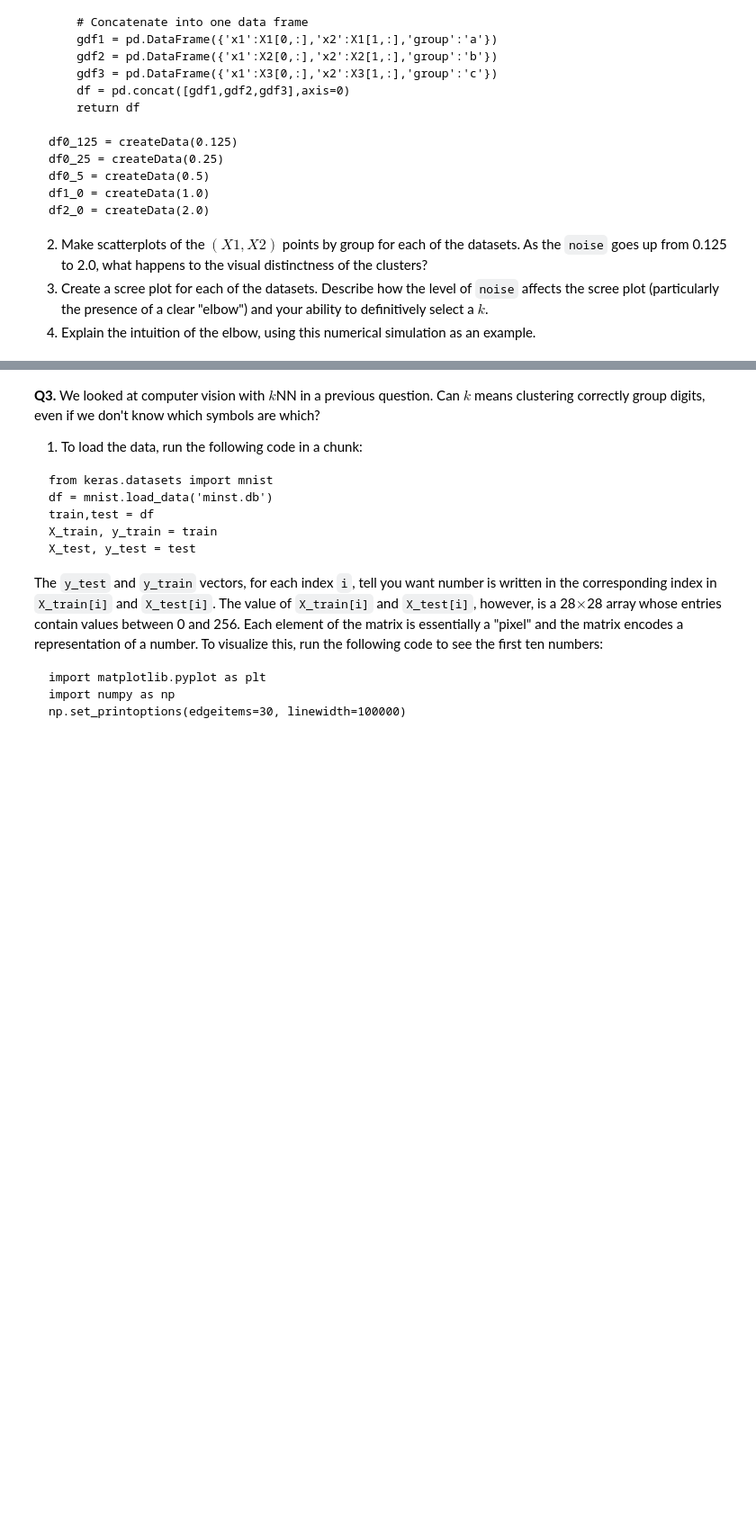
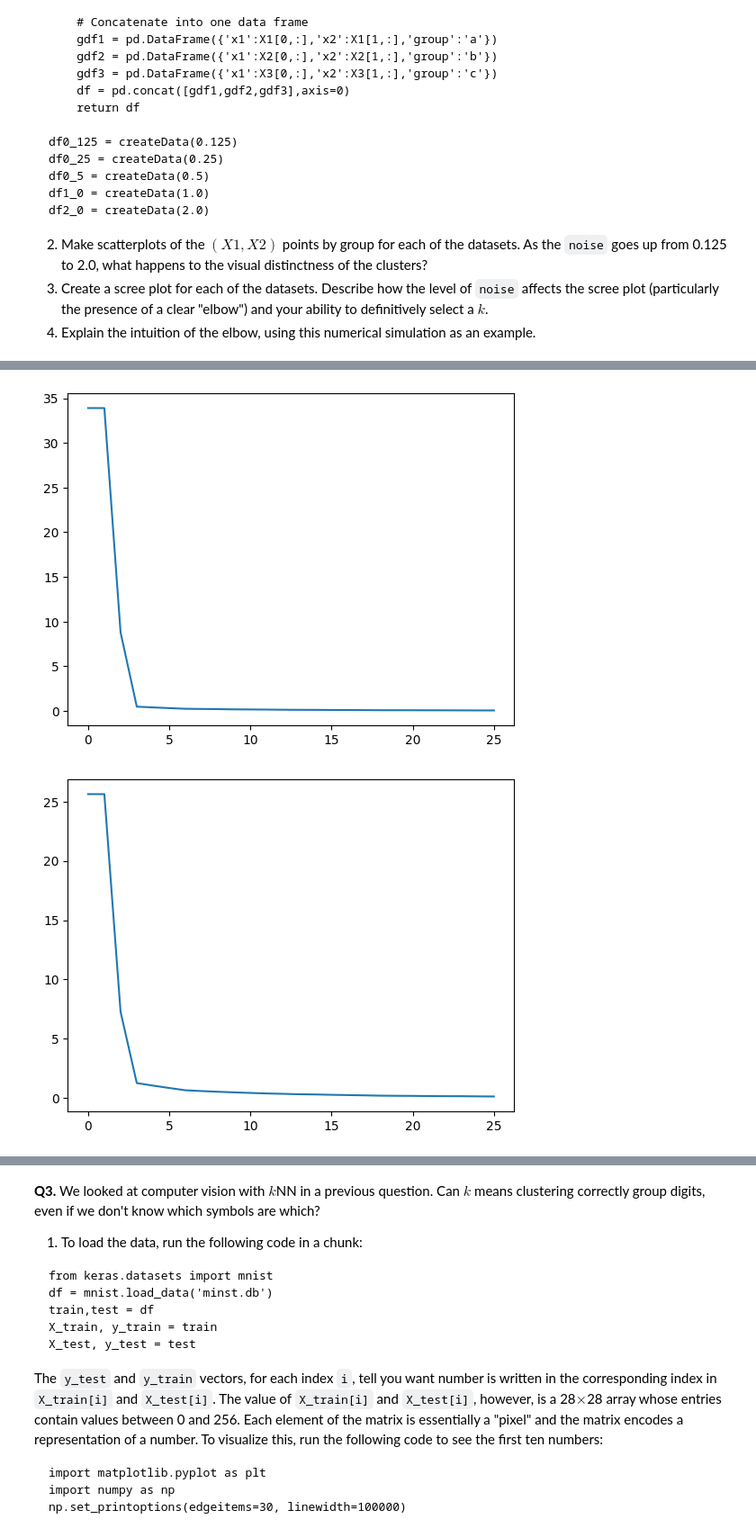
Before and after one commit to JulianKrese/kmc, a Jupyter notebook: assignment_kmc.ipynb, the cells around one changed output, grey strips where cells are left out. Shown at 90% size. Saved outputs shown, nothing was run; the diff lists cells and outputs as text; code cells hidden in the pictures; blank space fills up the shorter version.

```diff
--- a/assignment_kmc.ipynb
+++ b/assignment_kmc.ipynb
@@ -196,0 +267,33 @@ df2_0 = createData(2.0)
+# %%
+### 3 ###
+
+def scree_plot(df):
+  df = df.loc[:, ['x1', 'x2']].apply(maxmin)
+
+  # same code from Q1
+  k_bar = 25
+  SSE = np.zeros(k_bar+1)
+  k_grid = np.arange(k_bar+1)
+
+  for k in range(k_bar):
+    k += 1
+    model = KMeans(n_clusters=k, max_iter=50, n_init = 5, random_state=0)
+    model = model.fit(df)
+    SSE[k] = model.inertia_
+
+  SSE[0] = SSE[1] # the first position is not filled so it is 0 and throwing off the graph
+  # ^^ quick and dirty fix because neither k=0 or k=1 should be good for clustering
+  sns.lineplot(x=k_grid, y=SSE)
+  plt.show()
+
+scree_plot(df0_125)
+scree_plot(df0_25)
+scree_plot(df0_5)
+scree_plot(df1_0)
+scree_plot(df2_0)
+
+# as the noise increasees, the amount of k needed to decrease the SSE increases
+# the "elobw" also smoothes away and is hard to determine the best k
+# %% [output]
+[figure, added]
+[figure, added]
```
Also changed, not shown: parts of 8 cells of this notebook.
